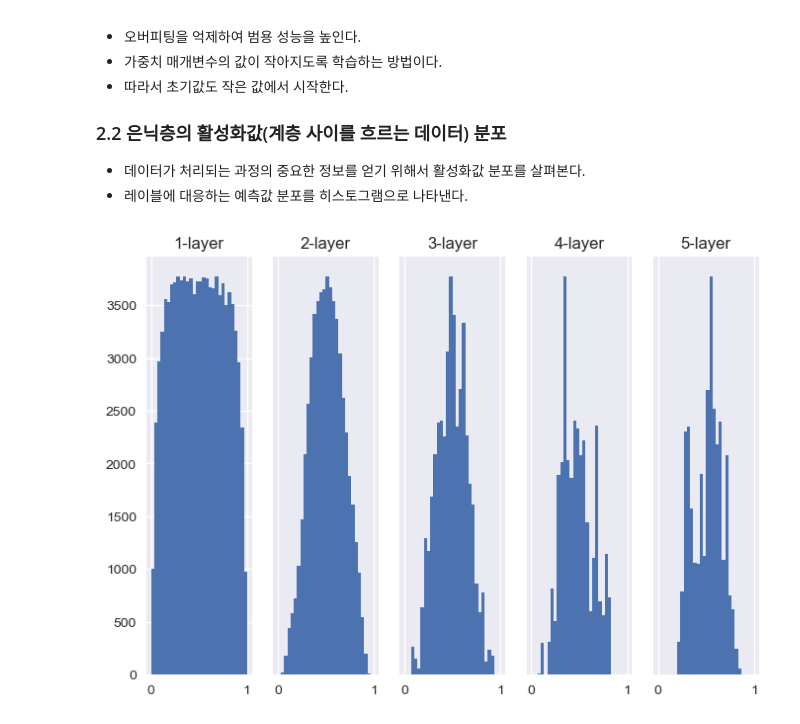
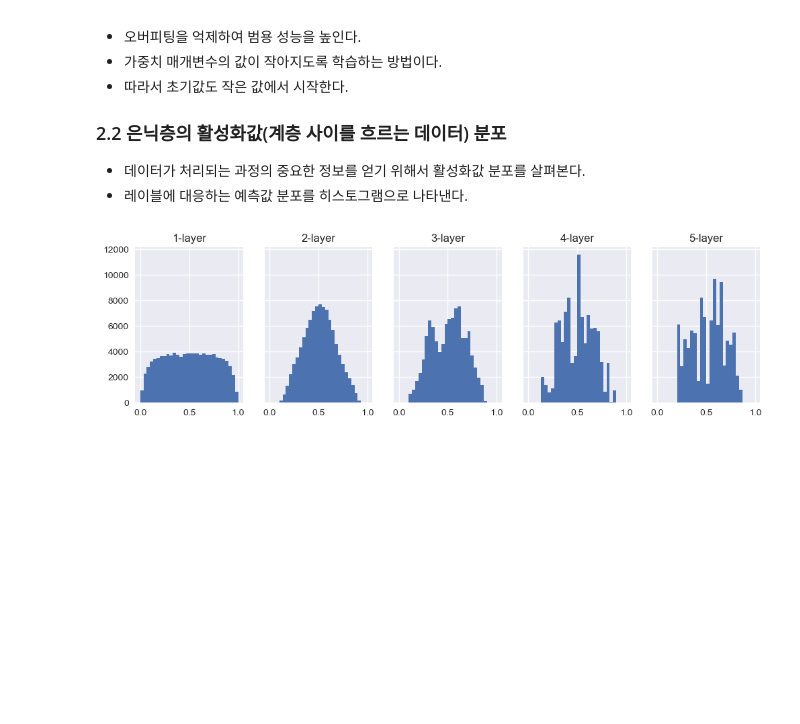
Before and after one commit to PhyCosmos/docs, a Jupyter notebook: ch6.ipynb, the cells around one changed output. Cells and saved outputs as stored; diff of their text form; code cells hidden in the pictures; blank space fills up the shorter version.

Commit message:
mod layer, add ch6

```diff
--- a/ch6.ipynb
+++ b/ch6.ipynb
@@ -595,38 +685,45 @@ input_data = np.random.randn(1000, 100)  # 1000개의 데이터
 node_num = 100  # 각 은닉층의 노드(뉴런) 수, 출력 수
 hidden_layer_size = 5  # 은닉층이 5개
 activations = {}  # 이곳에 활성화 결과를 저장
 
 x = input_data
 
 for i in range(hidden_layer_size):
     if i != 0:
         x = activations[i-1]
 
     # 초깃값을 다양하게 바꿔가며 실험해보자！
     # w = np.random.randn(node_num, node_num) * 1
     # w = np.random.randn(node_num, node_num) * 0.01
     # w = np.random.randn(node_num, node_num) * np.sqrt(1.0 / node_num) # Xavier
     w = np.random.randn(node_num, node_num) * np.sqrt(2.0 / node_num) # He
 
 
     a = np.dot(x, w)
 
 
     # 활성화 함수도 바꿔가며 실험해보자！
     z = sigmoid(a)
     # z = ReLU(a)
     # z = tanh(a)
 
     activations[i] = z
 
 # 히스토그램 그리기
+# histogram
+fig, axs = plt.subplots(1, len(activations), figsize=(12,3), sharey=True)
 for i, a in activations.items():
-    plt.subplot(1, len(activations), i+1)
-    plt.title(str(i+1) + "-layer")
-    if i != 0: plt.yticks([], [])
-    # plt.xlim(0.1, 1)
-    # plt.ylim(0, 7000)
-    plt.hist(a.flatten(), 30, range=(0,1))
-plt.show()
+    axs[i].set_title(str(i+1) + "-layer")
+    axs[i].hist(a.flatten(), 30, range=(0, 1))
+
+plt.show() # 기울기 소실 vanishing gradient
+# for i, a in activations.items():
+#     plt.subplot(1, len(activations), i+1)
+#     plt.title(str(i+1) + "-layer")
+#     if i != 0: plt.yticks([], [])
+#     # plt.xlim(0.1, 1)
+#     # plt.ylim(0, 7000)
+#     plt.hist(a.flatten(), 30, range=(0,1))
+# plt.show()
 # %% [output]
-[figure, old version]
+[figure, new version]
```
Also changed, not shown: parts of 12 cells of this notebook, 10 other files.
